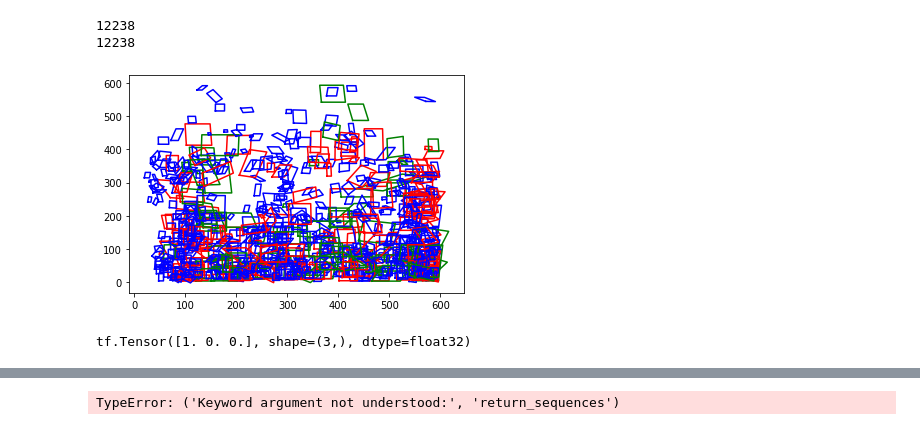
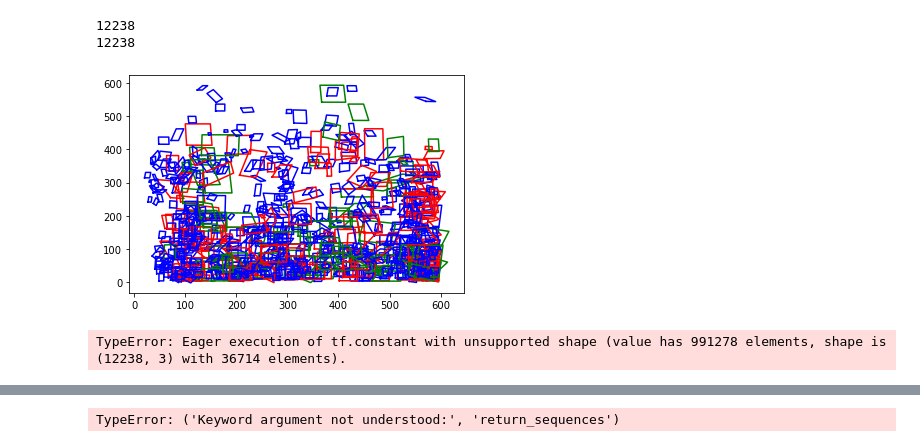
Before and after one commit to ggatzmoni/font, a Jupyter notebook: from photo to font.ipynb, the cells around one changed output, grey strips where cells are left out. Saved outputs shown, nothing was run; the diff lists cells and outputs as text; code cells hidden in the pictures.

```diff
--- a/from photo to font.ipynb
+++ b/from photo to font.ipynb
@@ -21,33 +21,34 @@ for k in range (0,760):
         font_name = ['Skylark', 'Ubuntu Mono', 'Sweet Puppy']
         nC = charBB.shape[-1]
         for b_inx in range(nC):
             if(font[b_inx].decode('UTF-8')==font_name[0]):
                 color = 'r'
             elif(font[b_inx].decode('UTF-8')==font_name[1]):
                 color = 'b'
             else:
                 color = 'g'
         bb = charBB[:,:,b_inx]
         x = np.append(bb[0,:], bb[0,0])
         y = np.append(bb[1,:], bb[1,0])
         plt.plot(x, y, color)
         nW = wordBB.shape[-1]
         for b_inx in range(nW):
             bb = wordBB[:,:,b_inx]
             x = np.append(bb[0,:], bb[0,0])
             y = np.append(bb[1,:], bb[1,0])
             i=0
         for i in range(len(charBB[0,0])):
             pts1 = np.float32([charBB[:,:,i].T[0],charBB[:,:,i].T[1],charBB[:,:,i].T[3],charBB[:,:,i].T[2]])
             pts2 = np.float32([[0,0],[400,0],[0,400],[400,400]])
             M = cv2.getPerspectiveTransform(pts1,pts2)
             dst = cv2.warpPerspective(imgs,M,(400,400))
-            x_train.append(pts1)
+            dst = (dst/255.).astype(np.float16)
+            x_train.append(dst)
             y_train.append(font[i].decode('UTF-8'))
 print (len(x_train))
 print (len(y_train))
 # %% [output]
 12238
 12238
-[figure, old version]
+[figure, new version]
 # %%
@@ -56,8 +58,9 @@ def to_numeric(x):
     return [0 if i=='Ubuntu Mono' else 1 if i=='Skylark' else 2 for i in x]
 y_train = to_numeric(y_train)
 # %%
-a = tensorflow.keras.utils.to_categorical(y_train, num_classes=3)
-a = tensorflow.constant(a, shape=[12238,3])
-print(a[0])
+y_train = tensorflow.keras.utils.to_categorical(y_train, num_classes=3)
+# If the notebook doesn't work, remove astype from next line:
+y_train = tensorflow.constant(y_train, shape=[12238,3]).astype(np.float16)
+print(y_train[10])
 # %% [output]
-tf.Tensor([1. 0. 0.], shape=(3,), dtype=float32)
+TypeError: Eager execution of tf.constant with unsupported shape (value has 991278 elements, shape is (12238, 3) with 36714 elements).
```
Also changed, not shown: parts of 4 cells of this notebook.
